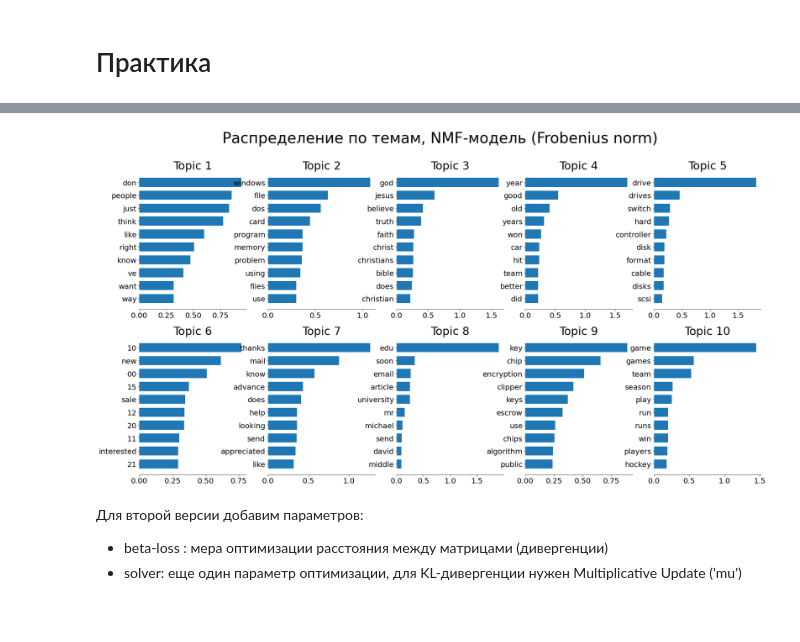
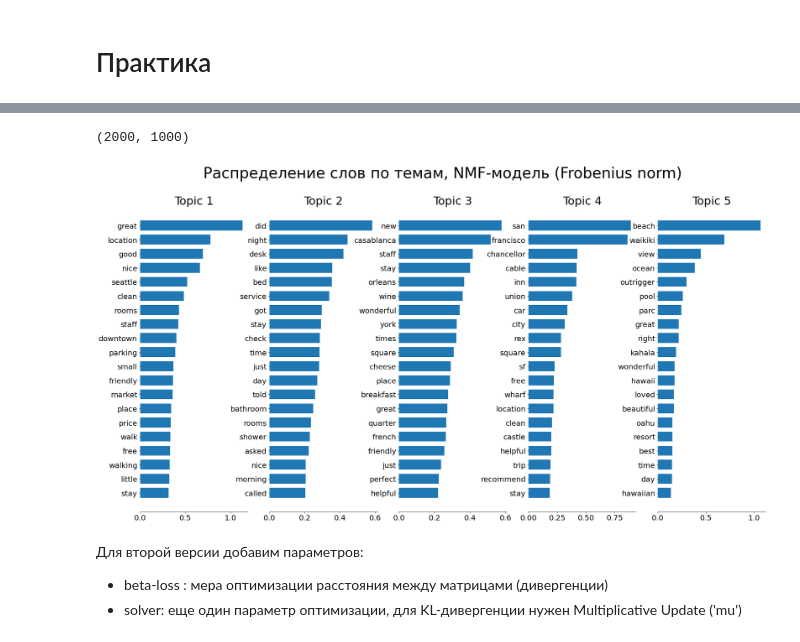
Before and after one commit to nstsj/ML_for_NLP, a Jupyter notebook: 6_dimred/dimred_for_texts(LDA+LSA).ipynb, the cells around one changed output, grey strips where cells are left out. Saved outputs shown, nothing was run; the diff lists cells and outputs as text; code cells hidden in the pictures; blank space fills up the shorter version.

```diff
--- a/6_dimred/dimred_for_texts(LDA+LSA).ipynb
+++ b/6_dimred/dimred_for_texts(LDA+LSA).ipynb
@@ -294,0 +66,3 @@ lsa_topic_matrix = lsa_model.fit_transform(tf)
+# %%
+data = pd.read_csv("tripadvisor_hotel_reviews.csv")
+data.head()
@@ -294,0 +109,4 @@ lsa_topic_matrix = lsa_model.fit_transform(tf)
+# %%
+# достанем тексты, превратим в лист, где элемент -- это отдельный текст отзыва
+reviews_as_list = data_samples.Review.to_list()
+len(reviews_as_list)
@@ -294,0 +224,25 @@ lsa_topic_matrix = lsa_model.fit_transform(tf)
+# %%
+def plot_top_words(model, feature_names, n_top_words, title):
+
+    fig, axes = plt.subplots(1, 5, figsize=(30, 15)) # параметры отображения
+    axes = axes.flatten()
+    all_features = {} # словарь для сохранения ключевых слов для тем
+
+    for topic_idx, topic in enumerate(model.components_):
+        top_features_ind = topic.argsort()[:-n_top_words - 1:-1]
+        top_features = [feature_names[i] for i in top_features_ind]
+        # строка для сохранения темы и слов в словарь
+
+        weights = topic[top_features_ind]
+
+        ax = axes[topic_idx]
+        ax.barh(top_features, weights, height=0.7)
+        ax.set_title(f'Topic {topic_idx +1}',
+                     fontdict={'fontsize': 30})
+        ax.invert_yaxis()
+        ax.tick_params(axis='both', which='major', labelsize=20)
+        for i in 'top right left'.split():
+            ax.spines[i].set_visible(False)
+        fig.suptitle(title, fontsize=40)
+
+    plt.show()
@@ -357,22 +359,26 @@ NMF часто заменяет PCA. При разложении изначал
 # %%
 # для NMF понадобится tf-idf-векторизация, тк tf-idf не бывает негативным
 
-tfidf_vectorizer = TfidfVectorizer(max_df=0.95, min_df=2,
+tfidf_vectorizer = TfidfVectorizer(max_df=0.7, min_df=3,
                                    max_features=n_features,
                                    stop_words='english')
 
-tfidf = tfidf_vectorizer.fit_transform(data_samples)
+X_tfidf = tfidf_vectorizer.fit_transform(reviews_as_list)
+# %%
+X_tfidf.shape
+# %% [output]
+(2000, 1000)
 # %%
 # обучаем первую модель
 
-nmf = NMF(n_components=n_components).fit(tfidf)
+nmf = NMF(n_components=n_components).fit(X_tfidf)
 
 
 tfidf_feature_names = tfidf_vectorizer.get_feature_names()
 plot_top_words(nmf, tfidf_feature_names, n_top_words,
-               'Распределение по темам, NMF-модель (Frobenius norm)')
+               'Распределение слов по темам, NMF-модель (Frobenius norm)')
 # %% [output]
-[figure, old version]
+[figure, new version]
 # %% [markdown]
 Для второй версии добавим параметров:
 
```
Also changed, not shown: parts of 70 cells of this notebook, 7 other files.
